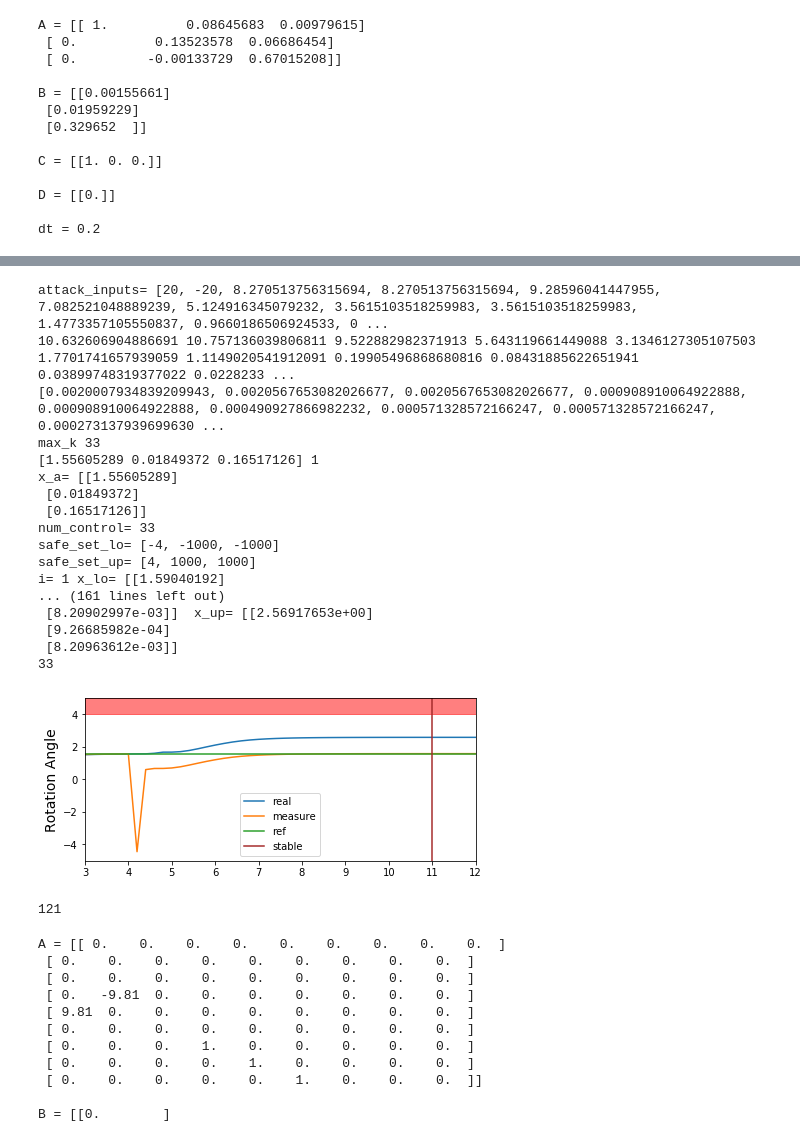
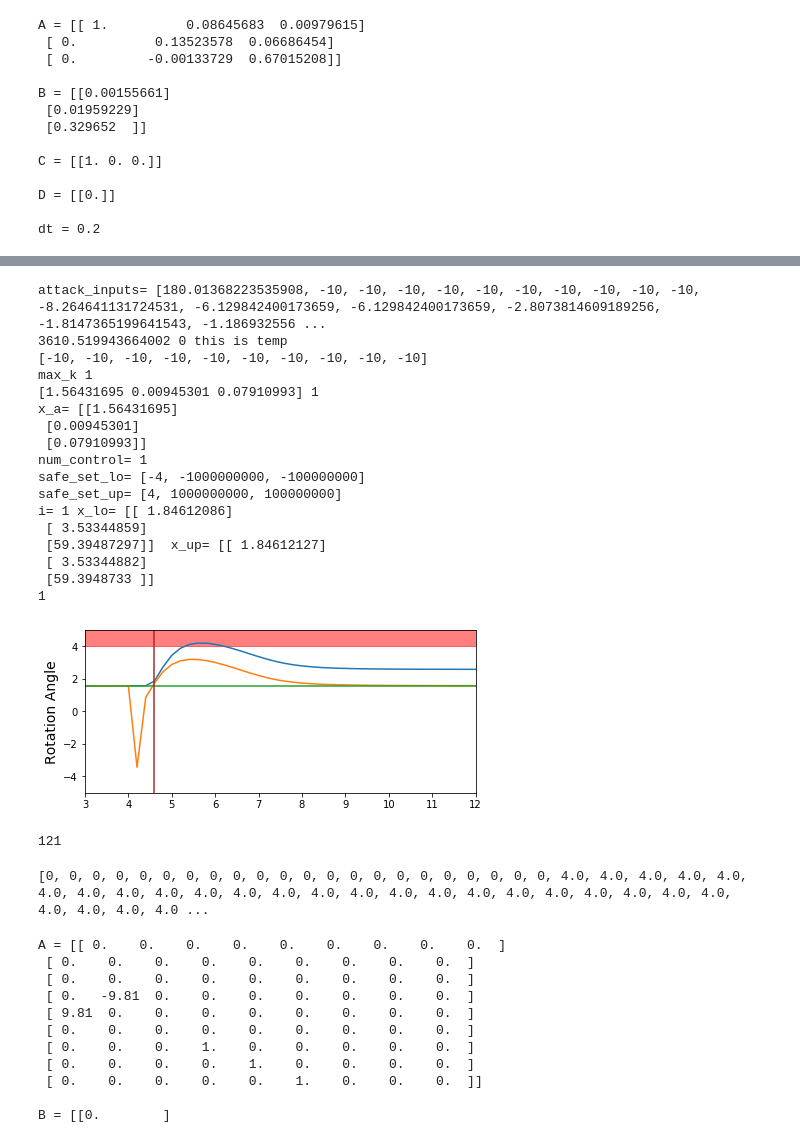
Before and after one commit to CPSEC/Emsoft, a Jupyter notebook: demo_new.ipynb, the cells around one changed output, grey strips where cells are left out. Drawn from its saved outputs; the diff is of its cells as text; code cells hidden in the pictures.

```diff
--- a/demo_new.ipynb
+++ b/demo_new.ipynb
@@ -143,7 +143,7 @@ import math
 a = dc()
 print(a.sysd)
 # a.ref = [math.pi / 2+1] * 71 + [-math.pi / 2] * 50
-a.thres = 5
+a.thres = 4
 a.drift = 1
 # %% [output]
 A = [[ 1.          0.08645683  0.00979615]
@@ -179,10 +179,10 @@ for i in range(0, a.slot+1):
     pid.update(feedback_value=a.ymeasure, current_time=i * a.Ts)
     a.cin = pid.output
 
-    if a.cin>20:
-        a.cin=20
-    elif a.cin<-20:
-        a.cin = -20
+    if a.cin>200:
+        a.cin=200
+    elif a.cin<-10:
+        a.cin = -10
     else:
         a.cin=a.cin
     control_inputs.append(a.cin)
@@ -296,46 +296,48 @@ print(k)
 
 # ---------------------------------------
 # %% [output]
-attack_inputs= [20, -20, 8.270513756315694, 8.270513756315694, 9.28596041447955, 7.082521048889239, 5.124916345079232, 3.5615103518259983, 3.5615103518259983, 1.4773357105550837, 0.9660186506924533, 0 ...
-10.632606904886691 10.757136039806811 9.522882982371913 5.643119661449088 3.1346127305107503 1.7701741657939059 1.1149020541912091 0.19905496868680816 0.08431885622651941 0.03899748319377022 0.0228233 ...
-[0.0020007934839209943, 0.0020567653082026677, 0.0020567653082026677, 0.000908910064922888, 0.000908910064922888, 0.000490927866982232, 0.000571328572166247, 0.000571328572166247, 0.000273137939699630 ...
-max_k 33
-[1.55605289 0.01849372 0.16517126] 1
-x_a= [[1.55605289]
- [0.01849372]
- [0.16517126]]
-num_control= 33
-safe_set_lo= [-4, -1000, -1000]
-safe_set_up= [4, 1000, 1000]
-i= 1 x_lo= [[1.59040192]
-... (161 lines left out)
- [8.20902997e-03]]  x_up= [[2.56917653e+00]
- [9.26685982e-04]
- [8.20963612e-03]]
-33
+attack_inputs= [180.01368223535908, -10, -10, -10, -10, -10, -10, -10, -10, -10, -10, -8.264641131724531, -6.129842400173659, -6.129842400173659, -2.8073814609189256, -1.8147365199641543, -1.186932556 ...
+3610.519943664002 0 this is temp
+[-10, -10, -10, -10, -10, -10, -10, -10, -10, -10]
+max_k 1
+[1.56431695 0.00945301 0.07910993] 1
+x_a= [[1.56431695]
+ [0.00945301]
+ [0.07910993]]
+num_control= 1
+safe_set_lo= [-4, -1000000000, -100000000]
+safe_set_up= [4, 1000000000, 100000000]
+i= 1 x_lo= [[ 1.84612086]
+ [ 3.53344859]
+ [59.39487297]]  x_up= [[ 1.84612127]
+ [ 3.53344882]
+ [59.3948733 ]]
+1
 # %%
 fig, ax = plt.subplots(figsize=(7, 3))
 ax.set_ylim(-5,5)
 ax.set_xlim(3,12)
 ax.plot(a.t_arr, a.y_real_arr,label='real')
 ax.plot(a.t_arr, measures,label='measure')
 ax.plot(a.t_arr, a.ref,label='ref')
 ax.axhspan(4, 5, color='r', alpha=0.5)
 ax.axvline((a.place+2+k)*a.Ts, color='brown',label='stable')
 ax.set_ylabel('Rotation Angle', fontsize=14)
-ax.legend()
+# ax.legend()
 fig.show()
 # fig.savefig('dc_unsafe_ref.pdf',bbox_inches='tight')
-fig.savefig('dc_safe_limit20.pdf',bbox_inches='tight')
+fig.savefig('dc_safe_limit100.pdf',bbox_inches='tight')
 # fig.savefig('vt_unsafe_thres.pdf',bbox_inches='tight')
 # %% [output]
-[figure, old version]
+[figure, new version]
 # %%
 len(a.ref)
 # %% [output]
 121
 # %%
 print(a.score)
+# %% [output]
+[0, 0, 0, 0, 0, 0, 0, 0, 0, 0, 0, 0, 0, 0, 0, 0, 0, 0, 0, 0, 0, 0, 4.0, 4.0, 4.0, 4.0, 4.0, 4.0, 4.0, 4.0, 4.0, 4.0, 4.0, 4.0, 4.0, 4.0, 4.0, 4.0, 4.0, 4.0, 4.0, 4.0, 4.0, 4.0, 4.0, 4.0, 4.0, 4.0, 4.0 ...
 # %%
 a = qd()
 print(a.sysc)
```
Also changed, not shown: parts of 5 cells of this notebook, 1 other file.
